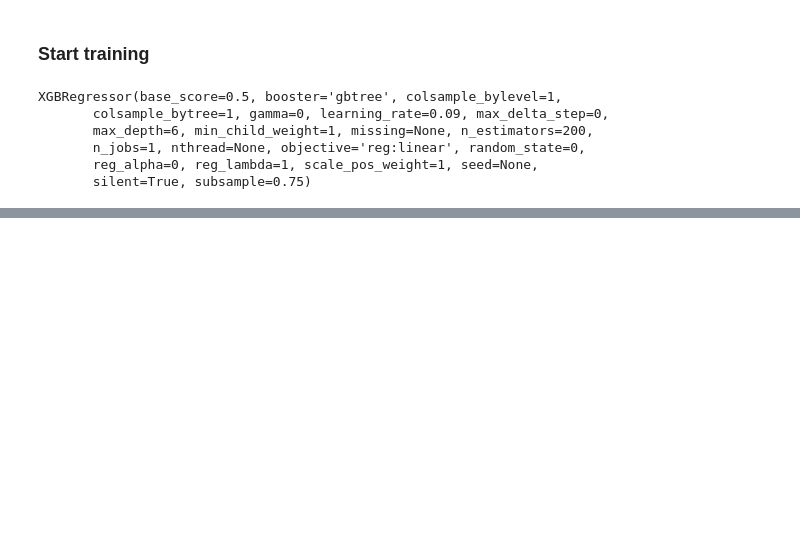
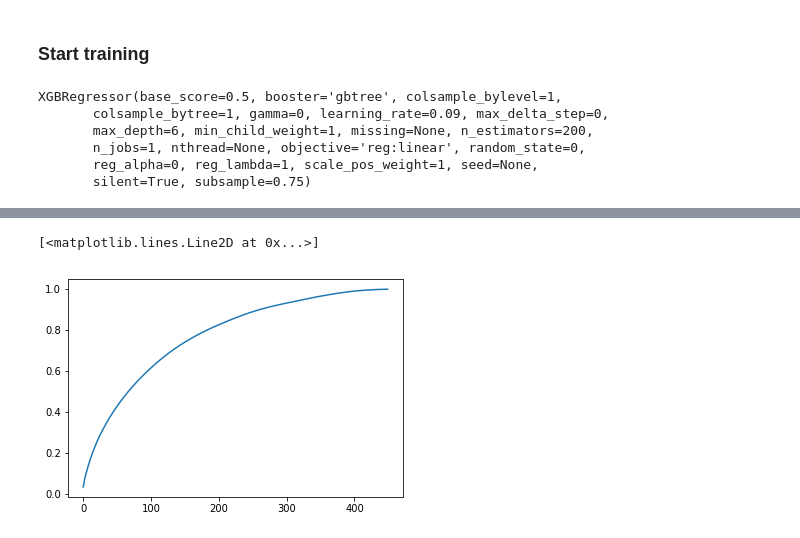
Before and after one commit to rogsx/condo_price_prediction, a Jupyter notebook: notebooks/Model.ipynb, the cells around one changed output, grey strips where cells are left out. Saved outputs shown, nothing was run; the diff lists cells and outputs as text; code cells hidden in the pictures; blank space fills up the shorter version.

```diff
--- a/notebooks/Model.ipynb
+++ b/notebooks/Model.ipynb
@@ -979,6 +1004,11 @@ sc_X = StandardScaler()
 X_train = sc_X.fit_transform(X_train)
 X_test = sc_X.transform(X_test)
 sc_y = StandardScaler()
+# %%
+# Normalizer
+normalizer = preprocessing.Normalizer()
+X_train = normalizer.fit_transform(X_train)
+X_test = normalizer.transform(X_test)
 # %% [markdown]
 ### Start training
 # %%
@@ -1093,0 +1122,5 @@ search.cv_results_
+# %%
+#Random Forest
+from sklearn.ensemble import RandomForestRegressor
+rdforest = RandomForestRegressor(max_depth=50, random_state=0,n_estimators=100)
+rdforest.fit(X_train, y_train)
@@ -1093,0 +1280,5 @@ search.cv_results_
+# %%
+# Use PCA to determine the most important features
+from sklearn.decomposition import PCA
+pca = PCA(n_components = 450)
+pca.fit(X_train)
@@ -1093,0 +1309,3 @@ search.cv_results_
+# %%
+#Cumulative Variance explains
+var1 = np.cumsum(np.round(pca.explained_variance_ratio_, decimals=4))
@@ -1093,0 +1332,5 @@ search.cv_results_
+# %%
+plt.plot(var1)
+# %% [output]
+[<matplotlib.lines.Line2D at 0x...>]
+[figure, added]
```
Also changed, not shown: parts of 55 cells of this notebook, 1 other file.
